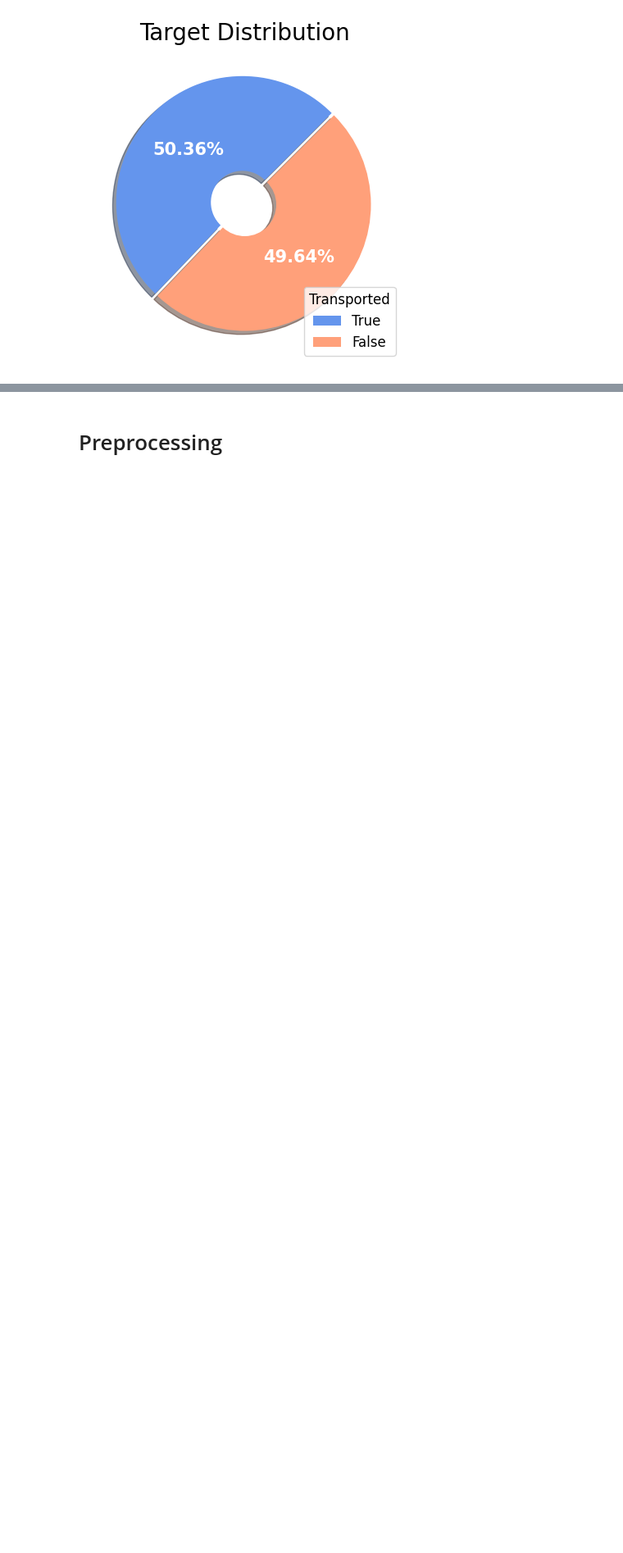
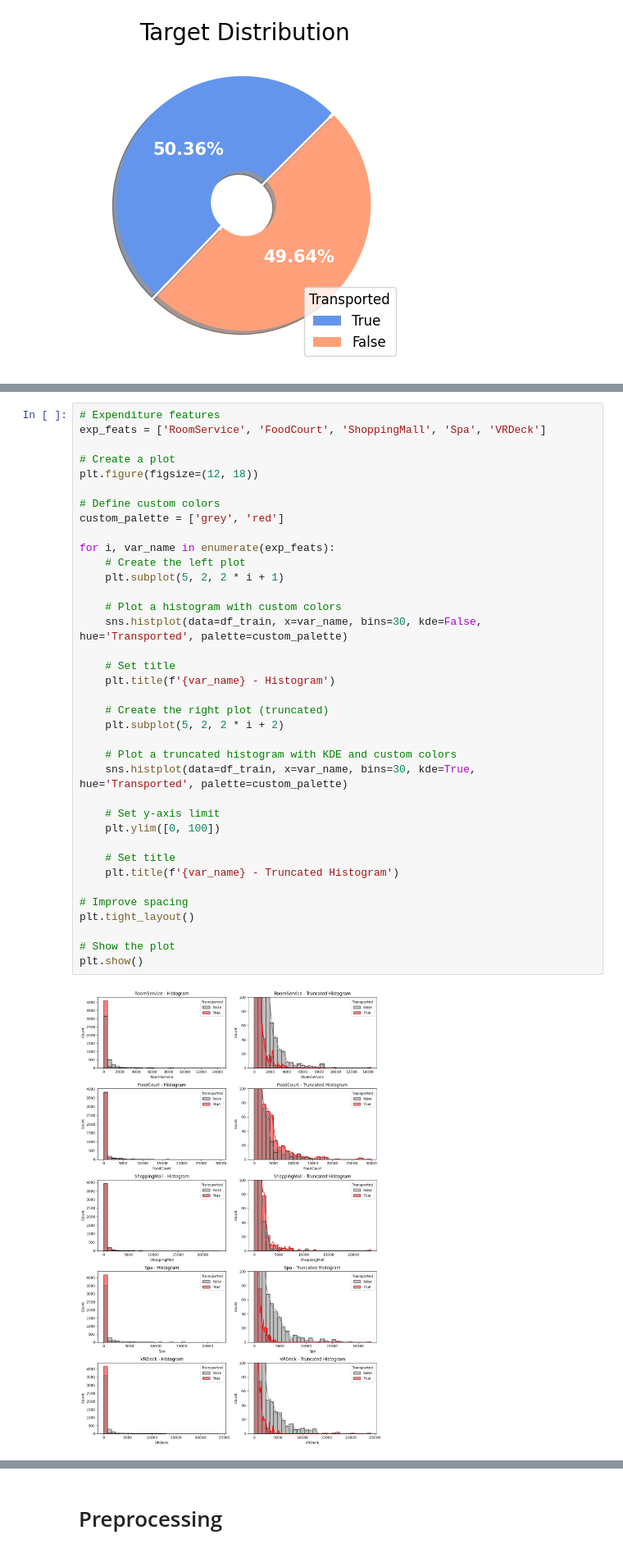
Before and after one commit to farhanarrafi/UNT-CSE-SpaceshipTitanic, a Jupyter notebook: Spaceship_notebook.ipynb, the cells around one changed output, grey strips where cells are left out. Shown: that part at 82% size. Saved outputs shown, nothing was run; the diff lists cells and outputs as text; blank space fills up the shorter version.

```diff
--- a/Spaceship_notebook.ipynb
+++ b/Spaceship_notebook.ipynb
@@ -107,3 +106,42 @@ plt.show()
+# %%
+# Expenditure features
+exp_feats = ['RoomService', 'FoodCourt', 'ShoppingMall', 'Spa', 'VRDeck']
+
+# Create a plot
+plt.figure(figsize=(12, 18))
+
+# Define custom colors
+custom_palette = ['grey', 'red']
+
+for i, var_name in enumerate(exp_feats):
+    # Create the left plot
+    plt.subplot(5, 2, 2 * i + 1)
+
+    # Plot a histogram with custom colors
+    sns.histplot(data=df_train, x=var_name, bins=30, kde=False, hue='Transported', palette=custom_palette)
+
+    # Set title
+    plt.title(f'{var_name} - Histogram')
+
+    # Create the right plot (truncated)
+    plt.subplot(5, 2, 2 * i + 2)
+
+    # Plot a truncated histogram with KDE and custom colors
+    sns.histplot(data=df_train, x=var_name, bins=30, kde=True, hue='Transported', palette=custom_palette)
+
+    # Set y-axis limit
+    plt.ylim([0, 100])
+
+    # Set title
+    plt.title(f'{var_name} - Truncated Histogram')
+
+# Improve spacing
+plt.tight_layout()
+
+# Show the plot
+plt.show()
+# %% [output]
+[figure, added]
 # %%
 # Categorical features
 cat_feats=['HomePlanet', 'CryoSleep', 'Destination', 'VIP']
```
Also changed, not shown: parts of 46 cells of this notebook.
